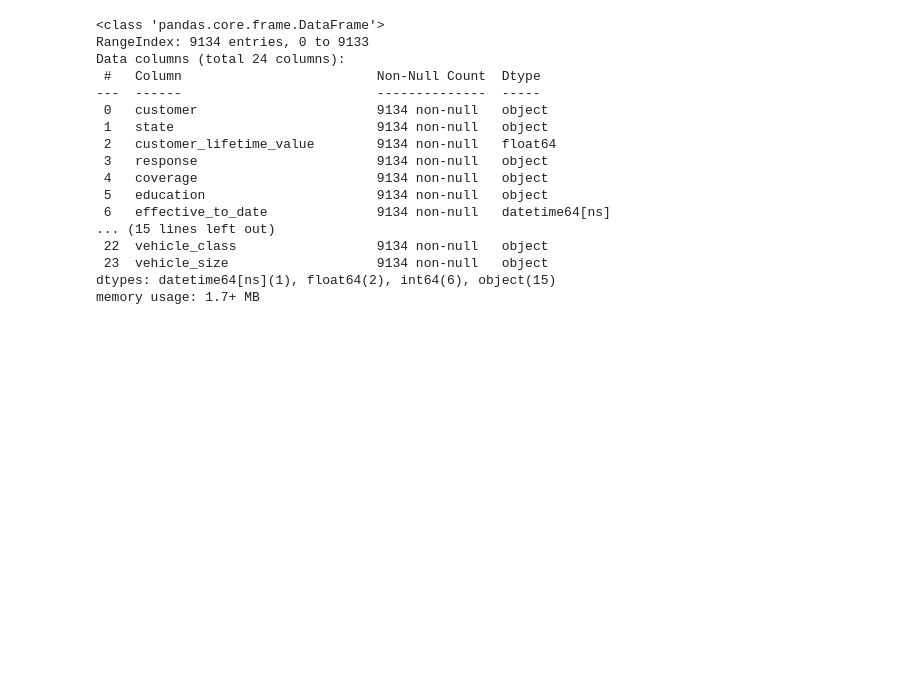
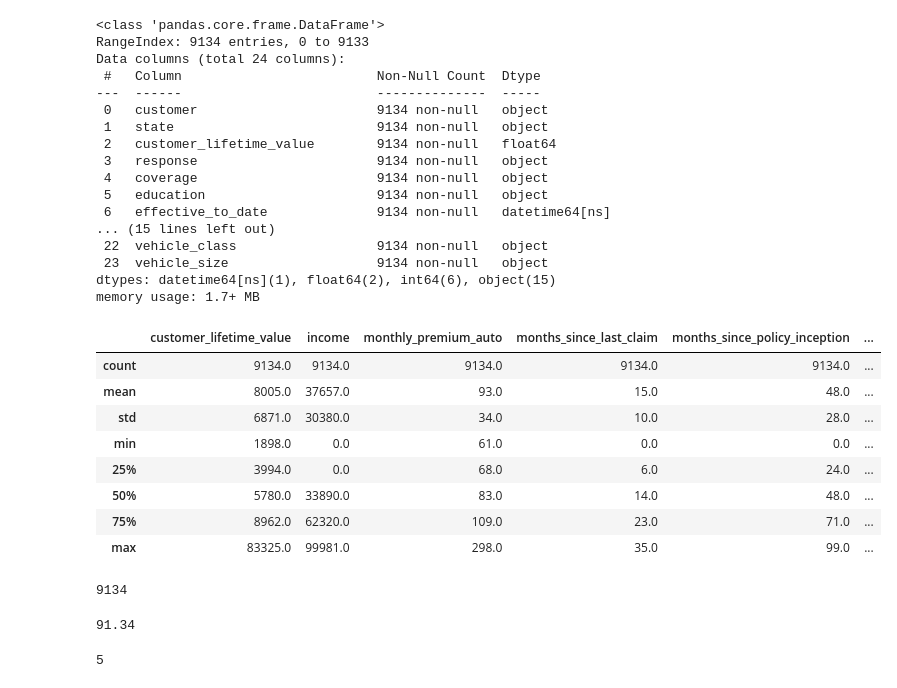
Before and after one commit to mazim-co/lab-cleaning-numerical-data, a Jupyter notebook: files_for_lab/data_4.01_lab.ipynb, the cells around one changed output. Cells and saved outputs as stored; diff of their text form; code cells hidden in the pictures; blank space fills up the shorter version.

```diff
--- a/files_for_lab/data_4.01_lab.ipynb
+++ b/files_for_lab/data_4.01_lab.ipynb
@@ -92,0 +96,12 @@ memory usage: 1.7+ MB
+# %%
+round(customer_df.describe(include='number'))
+# %% [output]
+|  | customer_lifetime_value | income | monthly_premium_auto | months_since_last_claim | months_since_policy_inception | ... |
+| count | 9134.0 | 9134.0 | 9134.0 | 9134.0 | 9134.0 | ... |
+| mean | 8005.0 | 37657.0 | 93.0 | 15.0 | 48.0 | ... |
+| std | 6871.0 | 30380.0 | 34.0 | 10.0 | 28.0 | ... |
+| min | 1898.0 | 0.0 | 61.0 | 0.0 | 0.0 | ... |
+| 25% | 3994.0 | 0.0 | 68.0 | 6.0 | 24.0 | ... |
+| 50% | 5780.0 | 33890.0 | 83.0 | 14.0 | 48.0 | ... |
+| 75% | 8962.0 | 62320.0 | 109.0 | 23.0 | 71.0 | ... |
+| max | 83325.0 | 99981.0 | 298.0 | 35.0 | 99.0 | ... |
@@ -92,0 +115,12 @@ memory usage: 1.7+ MB
+# %%
+numericals.shape[0]
+# %% [output]
+9134
+# %%
+numericals.shape[0] * 0.01
+# %% [output]
+91.34
+# %%
+len(categorical['state'].unique())
+# %% [output]
+5
```
Also changed, not shown: parts of 21 cells of this notebook, 1 other file.
